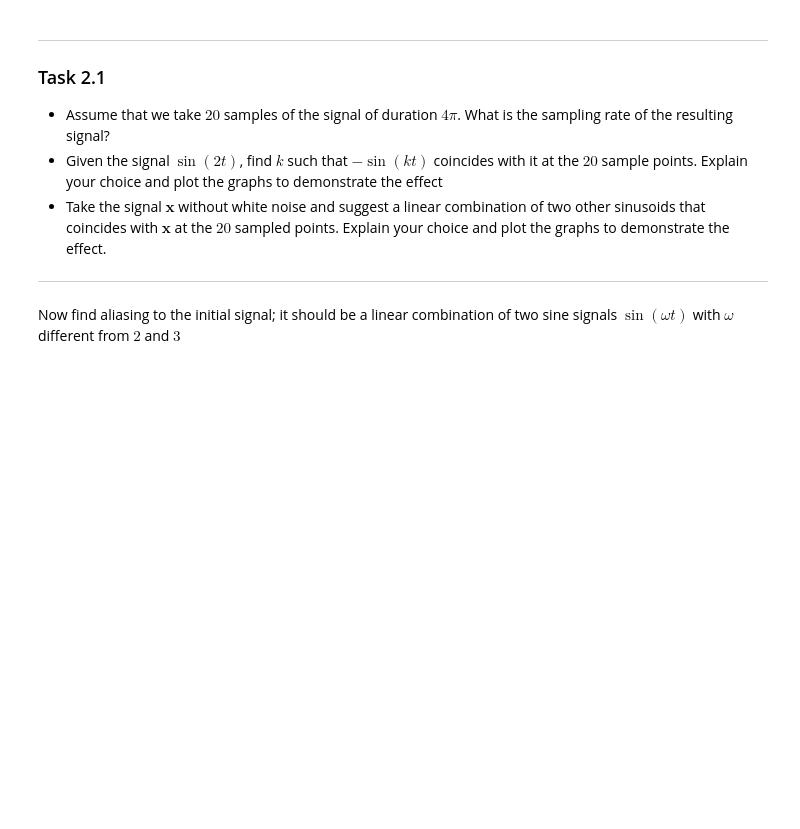
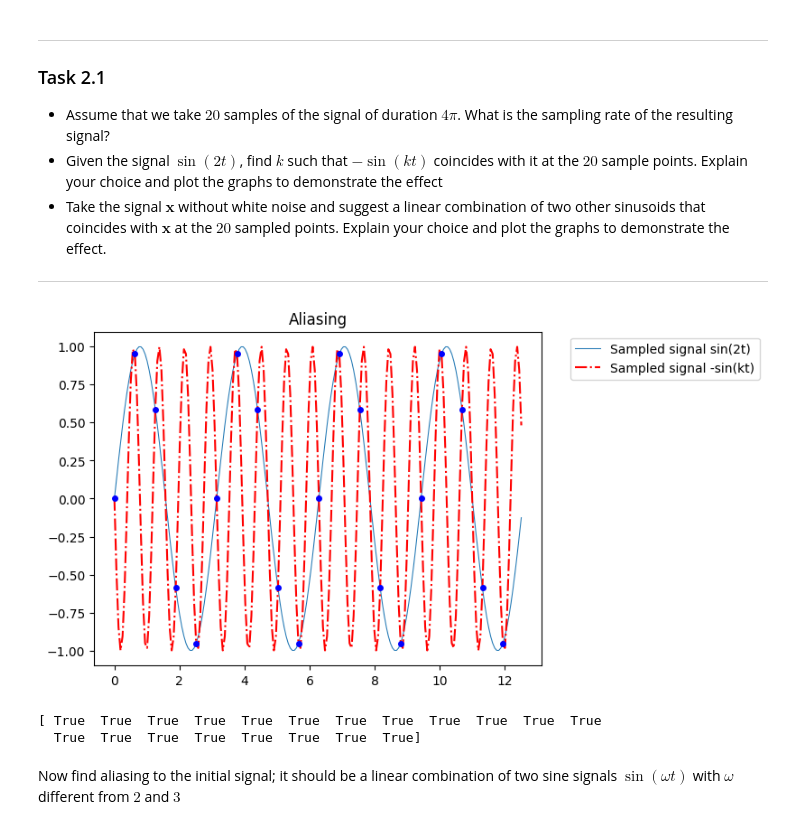
Before and after one commit to Smarinchenko/UCU-LA, a Jupyter notebook: hw1-task4-fourier-transform.ipynb, the cells around one changed output. Saved outputs shown, nothing was run; the diff lists cells and outputs as text; code cells hidden in the pictures; blank space fills up the shorter version.

```diff
--- a/hw1-task4-fourier-transform.ipynb
+++ b/hw1-task4-fourier-transform.ipynb
@@ -259,21 +259,23 @@ A similar condition can be written for two sinusoids $\sin(\omega_1 t)$ and $\si
 # %%
 y = np.linspace(0,4*np.pi, 21)[:-1]
 
 plt.plot(t, np.sin(2*t), lw = 0.75, label = "Sampled signal sin(2t)")
 
 # ========= YOUR CODE STARTS HERE ========= #
-
-# plug in proper k below
-k = ...
+k = 8
 # ========== YOUR CODE ENDS HERE ========== #
 
 plt.plot(t, -np.sin(k*t), "r-.", label = "Sampled signal -sin(kt)")
 plt.plot(y, np.sin(2*y), "bo", markersize = 4)
 plt.title('Aliasing')
 plt.legend(bbox_to_anchor=(1.05, 1.0), loc='upper left')
 plt.show()
 
 print(np.isclose(np.sin(2*y), -np.sin(8*y)))
+# %% [output]
+[figure, added]
+[ True  True  True  True  True  True  True  True  True  True  True  True
+  True  True  True  True  True  True  True  True]
 # %% [markdown]
 Now find aliasing to the initial signal; it should be a linear combination of two sine signals $\sin(\omega t)$ with $\omega$ different from $2$ and $3$
 # %%
```
Also changed, not shown: parts of 27 cells of this notebook, 1 other file.
